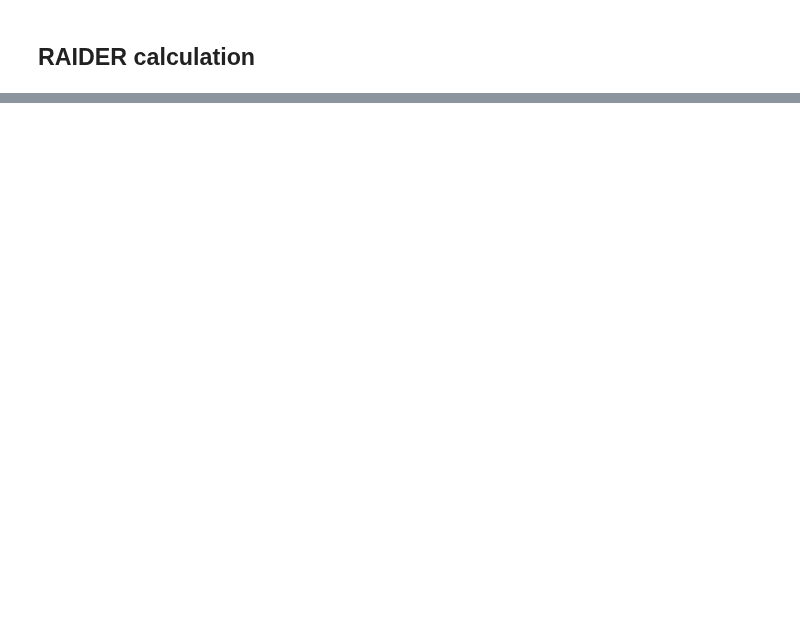
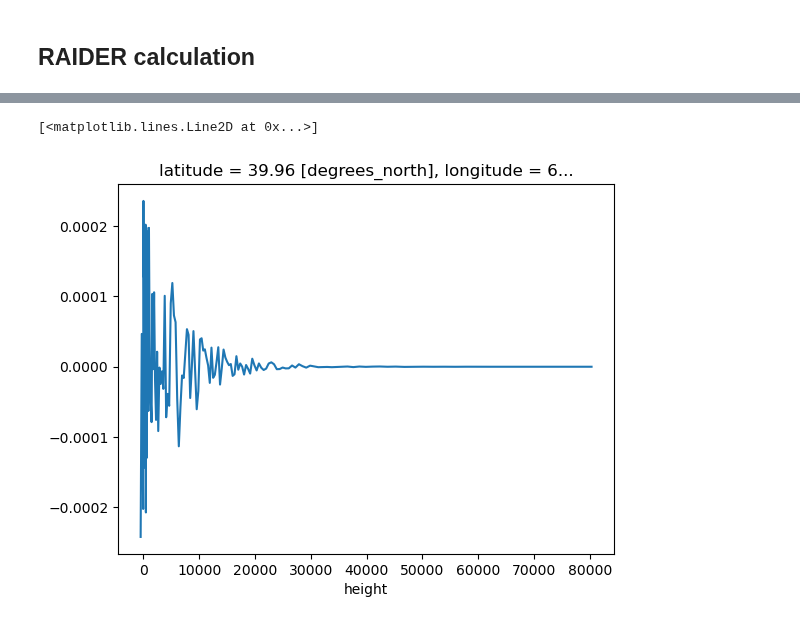
Before and after one commit to opera-adt/tropo, a Jupyter notebook: notebooks/xr_tropo.ipynb, the cells around one changed output, grey strips where cells are left out. Saved outputs shown, nothing was run; the diff lists cells and outputs as text; code cells hidden in the pictures; blank space fills up the shorter version.

```diff
--- a/notebooks/xr_tropo.ipynb
+++ b/notebooks/xr_tropo.ipynb
@@ -800,3 +12,0 @@ Coordinates:
-# %%
-wet_refractivity = k2 * ds.e / ds.t + k3 * ds.e / ds.t**2
-hydrostatic_refractivity = k1 * ds.p / ds.t
@@ -1183,0 +259,33 @@ Data variables:
+# %%
+# Workflow
+def ztd_xr(da : xr.Dataset):
+    # Get surface pressure and geopotential
+    p = get_surface_pressure(da.lnsp)[:-1]
+    da['p'] = p.assign_coords(level=range(1,138)).expand_dims('time')
+
+    # Geoheights
+    ght = get_geopotential(da.t, da.q,
+                           da.z, da.lnsp).astype(np.float32) / g0
+    # Ellipsoidal height
+    hgt = ght2hgt(ght)
+
+    # Partial pressure
+    da['e'] = get_e_from_q(da.t, da.q, da.p)
+    # drop unenssessary
+    da = da.drop_vars(['z', 'lnsp', 'q'])
+
+    # Uniform heights
+    t_interp = uniform_heights(da.t, hgt, np.flipud(LEVELS_137_HEIGHTS), 1e16)
+    e_interp = uniform_heights(da.e, hgt, np.flipud(LEVELS_137_HEIGHTS), 0)
+    p_interp= uniform_heights(da.p, hgt, np.flipud(LEVELS_137_HEIGHTS), 0)
+
+    # Get refractivity
+    wet_refractivity = k2 * e_interp / t_interp + k3 * e_interp / t_interp**2
+    hydrostatic_refractivity = k1 * p_interp / t_interp
+
+    # Get ztd
+    ztd =get_ztd(wet_refractivity, hydrostatic_refractivity)
+    return ztd
+# %%
+%%time
+out1 = ztd_xr(ds1)
@@ -1183,0 +295,4 @@ Data variables:
+# %%
+%%time
+from opera_tropo.core import calculate_ztd
+out2 = calculate_ztd(ds1)
@@ -1183,0 +302,6 @@ Data variables:
+# %%
+# NOTe difference could be also due to mantissa rounding
+(out1.hydro[:,0,0] - out2.hydrostatic_delay[0,:,0,0]).plot()
+# %% [output]
+[<matplotlib.lines.Line2D at 0x...>]
+[figure, added]
```
Also changed, not shown: parts of 116 cells of this notebook, 5 other files.
